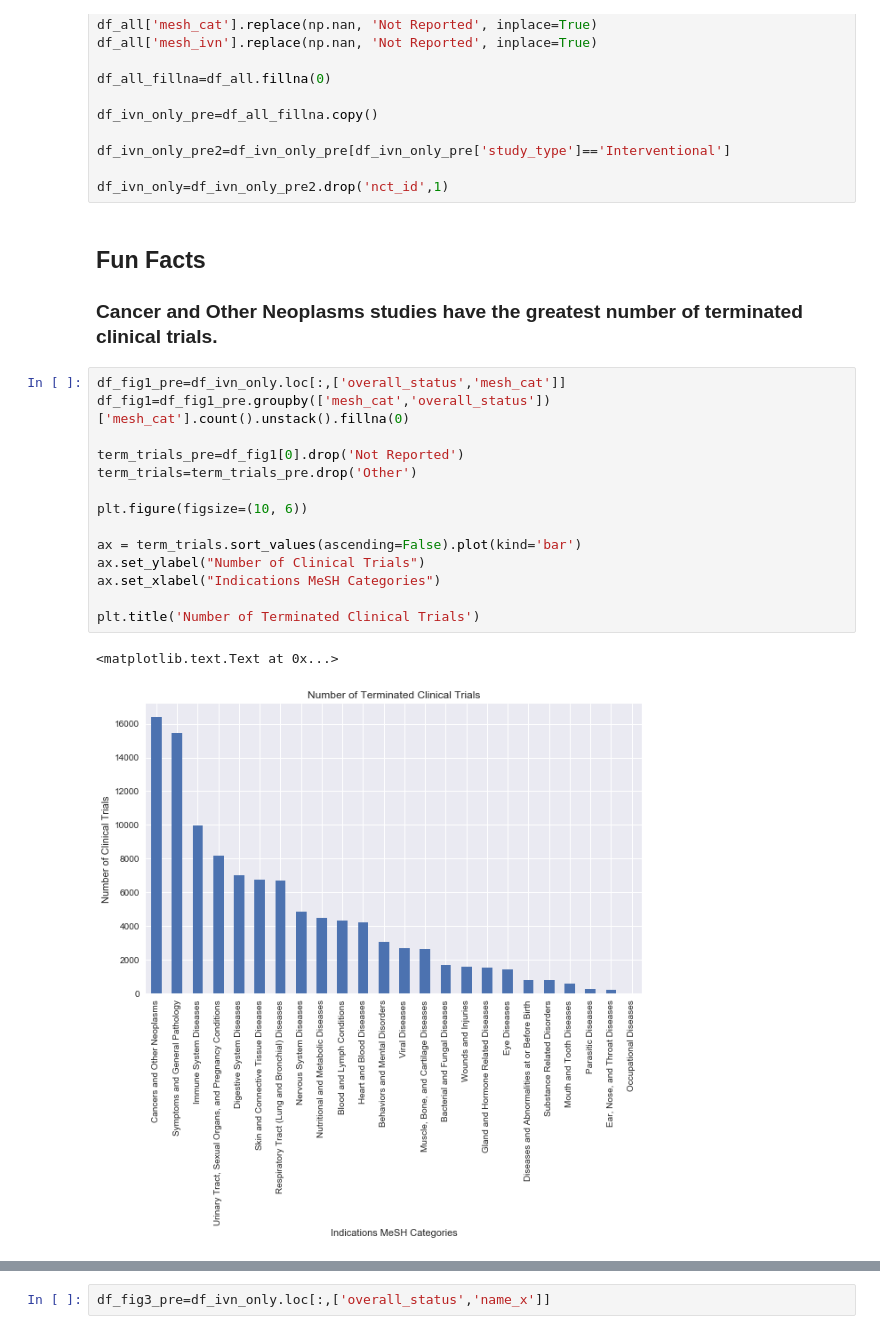
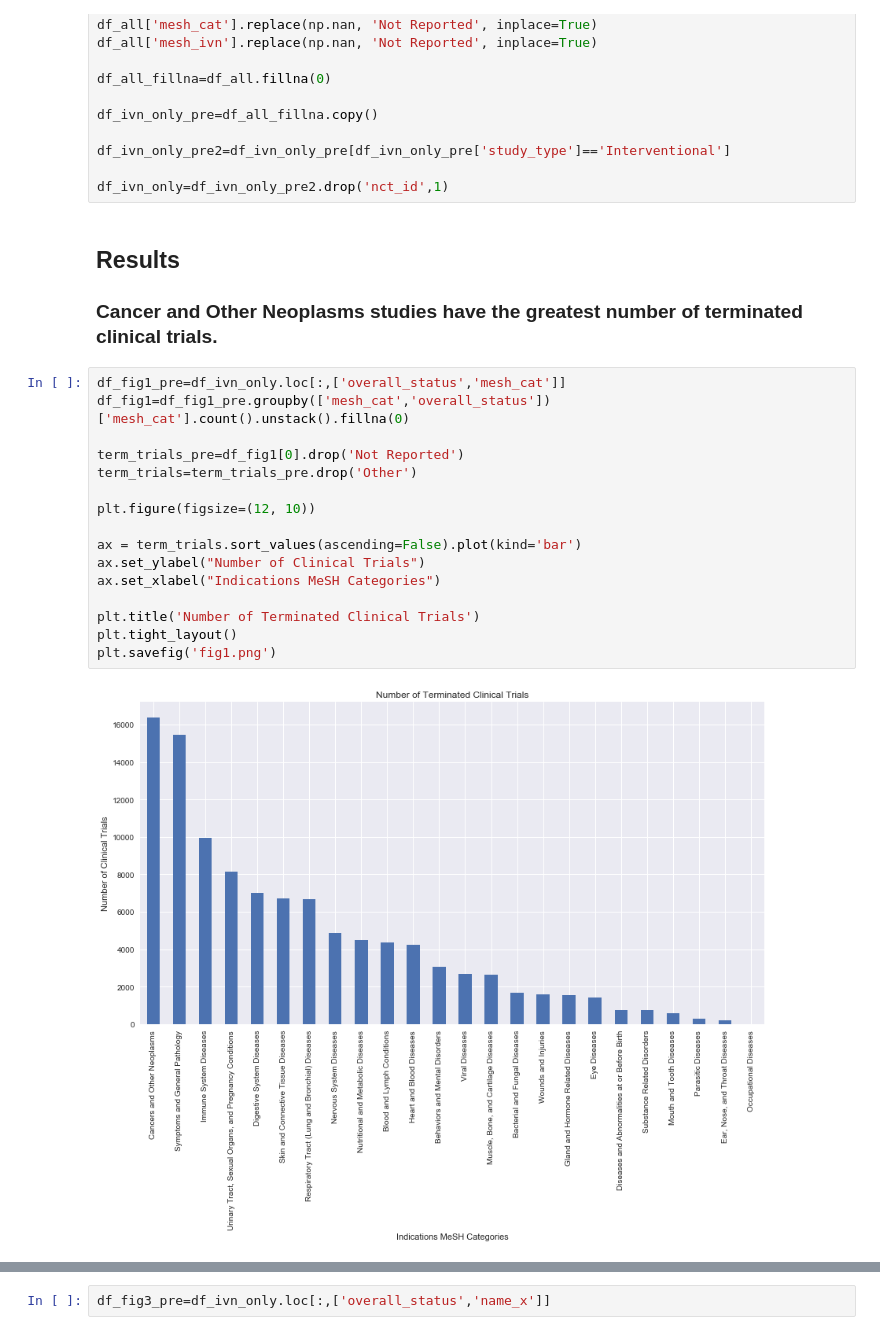
Before and after one commit to gwug/plots, a Jupyter notebook: CliTriPrime.ipynb, the cells around one changed output, grey strips where cells are left out. Saved outputs shown, nothing was run; the diff lists cells and outputs as text.

```diff
--- a/CliTriPrime.ipynb
+++ b/CliTriPrime.ipynb
@@ -203,23 +206,24 @@ df_ivn_only_pre2=df_ivn_only_pre[df_ivn_only_pre['study_type']=='Interventional'
 
 df_ivn_only=df_ivn_only_pre2.drop('nct_id',1)
 # %% [markdown]
-## Fun Facts
+## Results
 
 ### Cancer and Other Neoplasms studies have the greatest number of terminated clinical trials.
 # %%
 df_fig1_pre=df_ivn_only.loc[:,['overall_status','mesh_cat']]
 df_fig1=df_fig1_pre.groupby(['mesh_cat','overall_status'])['mesh_cat'].count().unstack().fillna(0)
 
 term_trials_pre=df_fig1[0].drop('Not Reported')
 term_trials=term_trials_pre.drop('Other')
 
-plt.figure(figsize=(10, 6))
+plt.figure(figsize=(12, 10))
 
 ax = term_trials.sort_values(ascending=False).plot(kind='bar')
 ax.set_ylabel("Number of Clinical Trials")
 ax.set_xlabel("Indications MeSH Categories")
 
 plt.title('Number of Terminated Clinical Trials')
+plt.tight_layout()
+plt.savefig('fig1.png')
 # %% [output]
-<matplotlib.text.Text at 0x...>
-[figure, old version]
+[figure, new version]
```
Also changed, not shown: parts of 11 cells of this notebook.
